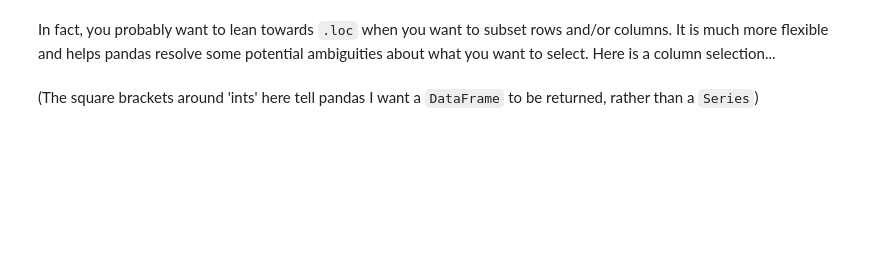
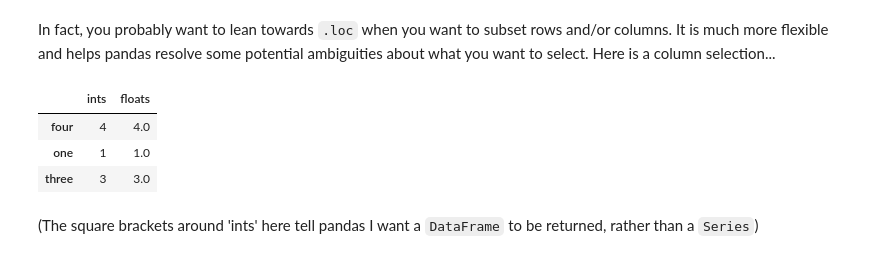
Before and after one commit to ianabc/m2pi2022, a Jupyter notebook: LectureNotes/Pandas.ipynb, the cells around one changed output. Drawn from its saved outputs; the diff is of its cells as text; code cells hidden in the pictures; blank space fills up the shorter version.

```diff
--- a/LectureNotes/Pandas.ipynb
+++ b/LectureNotes/Pandas.ipynb
@@ -165,7 +295,12 @@ d1.loc['one']
 # %% [markdown]
 In fact, you probably want to lean towards `.loc` when you want to subset rows and/or columns. It is much more flexible and helps pandas resolve some potential ambiguities about what you want to select. Here is a column selection...
 # %%
-d1.loc['four':'three', ['ints']]
+d1.loc['four':'three', ['ints', 'floats']]
+# %% [output]
+|  | ints | floats |
+| four | 4 | 4.0 |
+| one | 1 | 1.0 |
+| three | 3 | 3.0 |
 # %% [markdown]
 (The square brackets around 'ints' here tell pandas I want a `DataFrame` to be returned, rather than a `Series`)
 # %%
```
Also changed, not shown: parts of 103 cells of this notebook, 2 other files.
